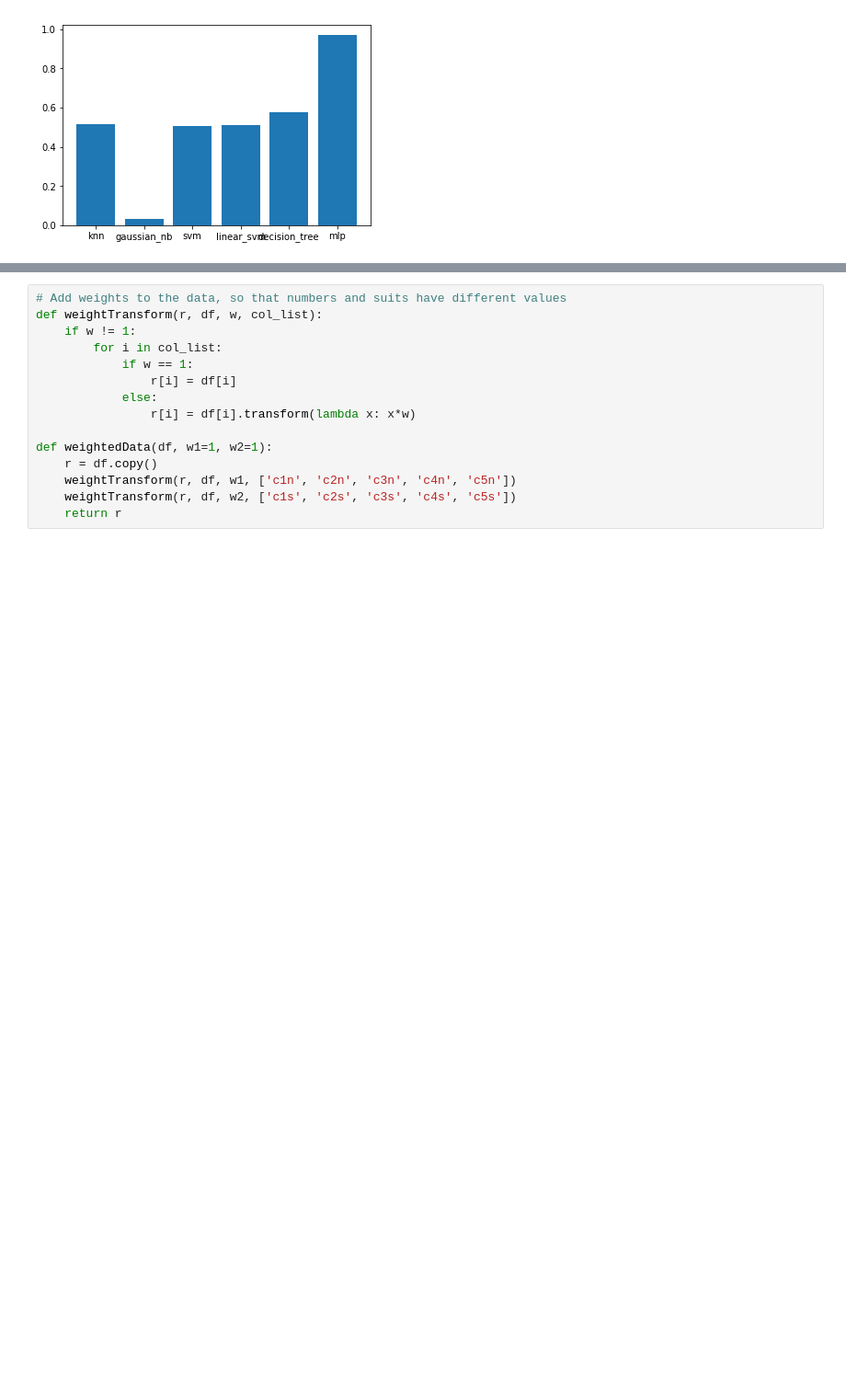
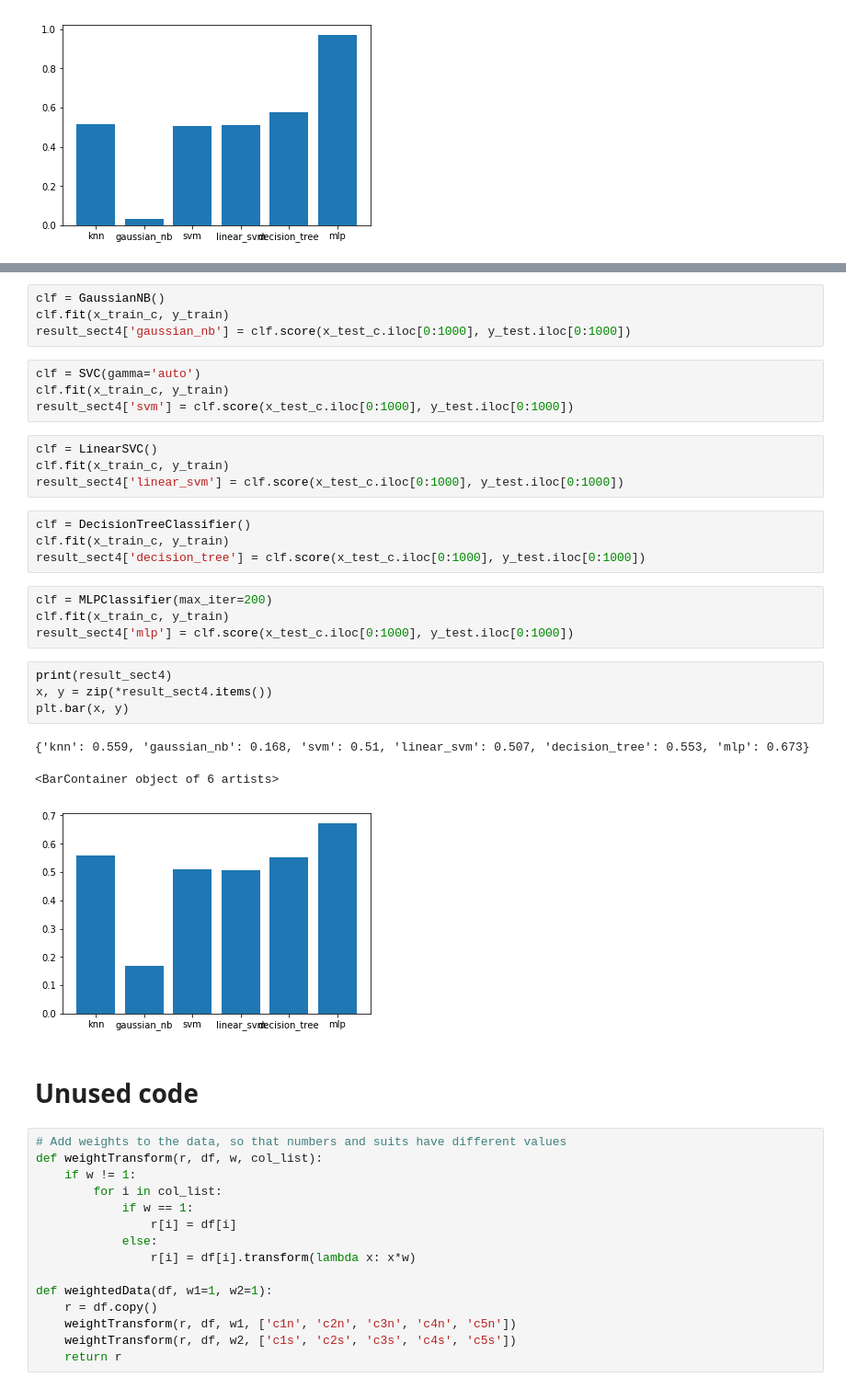
Before and after one commit to viniciuspetch/poker_hand, a Jupyter notebook: Poker Hand.ipynb, the cells around one changed output, grey strips where cells are left out. Shown at 92% size. Drawn from its saved outputs; the diff is of its cells as text; blank space fills up the shorter version.

```diff
--- a/Poker Hand.ipynb
+++ b/Poker Hand.ipynb
@@ -146,3 +174,33 @@ plt.bar(x, y)
+# %%
+clf = GaussianNB()
+clf.fit(x_train_c, y_train)
+result_sect4['gaussian_nb'] = clf.score(x_test_c.iloc[0:1000], y_test.iloc[0:1000])
+# %%
+clf = SVC(gamma='auto')
+clf.fit(x_train_c, y_train)
+result_sect4['svm'] = clf.score(x_test_c.iloc[0:1000], y_test.iloc[0:1000])
+# %%
+clf = LinearSVC()
+clf.fit(x_train_c, y_train)
+result_sect4['linear_svm'] = clf.score(x_test_c.iloc[0:1000], y_test.iloc[0:1000])
+# %%
+clf = DecisionTreeClassifier()
+clf.fit(x_train_c, y_train)
+result_sect4['decision_tree'] = clf.score(x_test_c.iloc[0:1000], y_test.iloc[0:1000])
+# %%
+clf = MLPClassifier(max_iter=200)
+clf.fit(x_train_c, y_train)
+result_sect4['mlp'] = clf.score(x_test_c.iloc[0:1000], y_test.iloc[0:1000])
+# %%
+print(result_sect4)
+x, y = zip(*result_sect4.items())
+plt.bar(x, y)
+# %% [output]
+{'knn': 0.559, 'gaussian_nb': 0.168, 'svm': 0.51, 'linear_svm': 0.507, 'decision_tree': 0.553, 'mlp': 0.673}
+<BarContainer object of 6 artists>
+[figure, added]
+# %% [markdown]
+# Unused code
 # %%
 # Add weights to the data, so that numbers and suits have different values
 def weightTransform(r, df, w, col_list):
```
Also changed, not shown: parts of 9 cells of this notebook.
